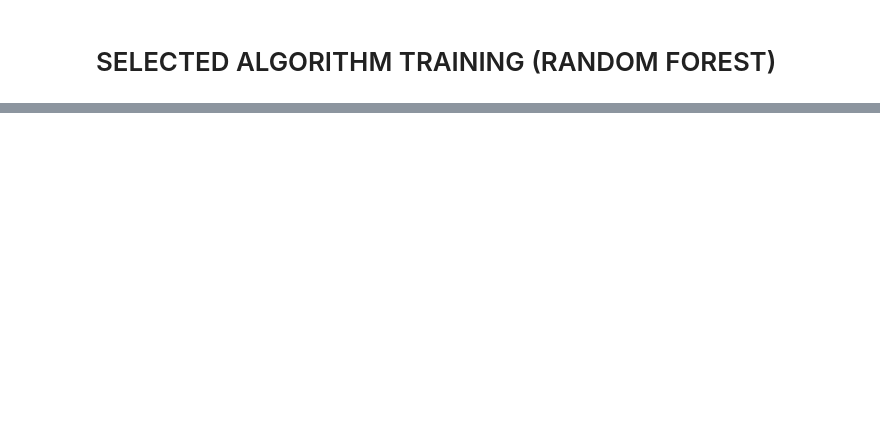
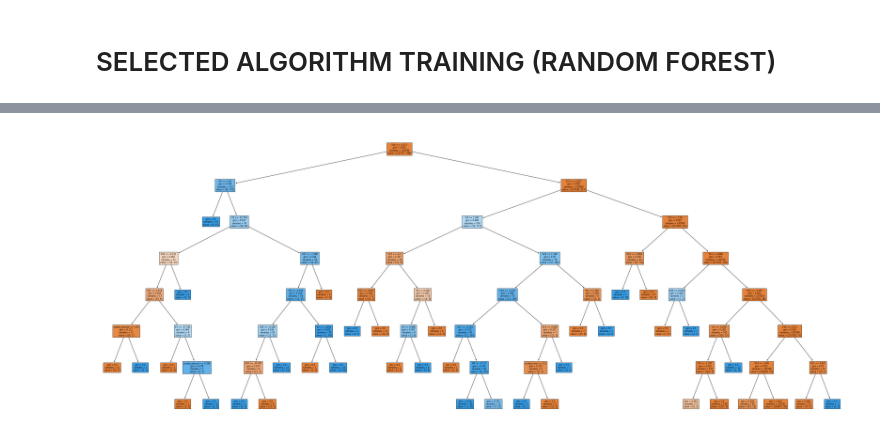
Before and after one commit to antoneev/CreditCardFraudDetection, a Jupyter notebook: Credit Card Fraud Detection.ipynb, the cells around one changed output, grey strips where cells are left out. Cells and saved outputs as stored; diff of their text form; code cells hidden in the pictures; blank space fills up the shorter version.

```diff
--- a/Credit Card Fraud Detection.ipynb
+++ b/Credit Card Fraud Detection.ipynb
@@ -565,0 +511,7 @@ _ = tree.plot_tree(RandForestTest.estimators_[0], feature_names=test_features.co
+# %%
+RandForest.fit(training_features, training_target)
+RandForestpredTest = RandForest.predict(test_features)
+
+print("Test Data")
+print(classification_report(test_target, RandForestpredTest))
+print("Model accuracy:", round(accuracy_score(test_target, RandForestpredTest)*100,2), "%")
@@ -565,0 +530,5 @@ _ = tree.plot_tree(RandForestTest.estimators_[0], feature_names=test_features.co
+# %%
+plt.figure(figsize=(50,20))
+_ = tree.plot_tree(RandForest.estimators_[0], feature_names=test_features.columns, filled=True)
+# %% [output]
+[figure, added]
```
Also changed, not shown: parts of 12 cells of this notebook, 6 other files.
